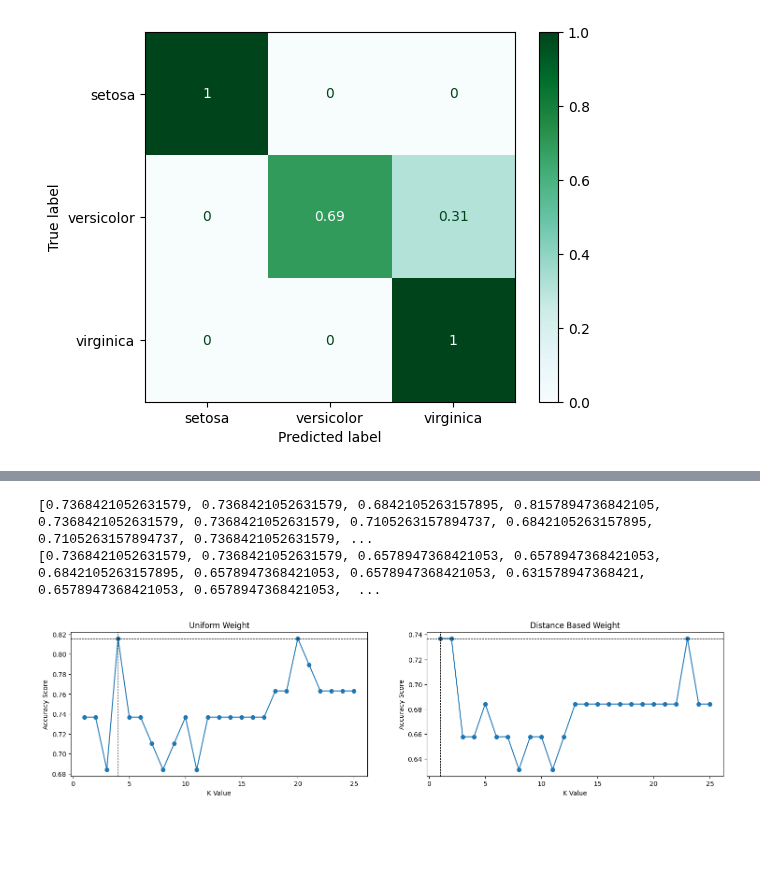
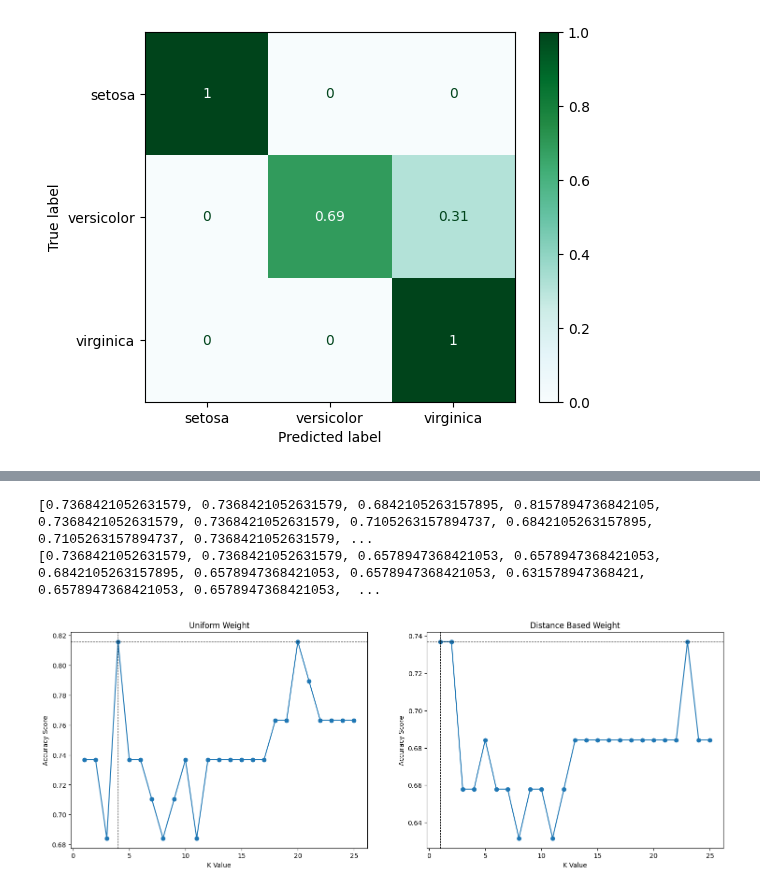
Before and after one commit to chenbin234/DAT405-DIT407-Introduction-to-data-science-and-AI, a Jupyter notebook: Assignment_2/Bingcheng/intro_to_AI_ass2.ipynb, the cells around one changed output, grey strips where cells are left out. Saved outputs shown, nothing was run; the diff lists cells and outputs as text; code cells hidden in the pictures; blank space fills up the shorter version.

```diff
--- a/Assignment_2/Bingcheng/intro_to_AI_ass2.ipynb
+++ b/Assignment_2/Bingcheng/intro_to_AI_ass2.ipynb
@@ -117,43 +162,22 @@ metrics.ConfusionMatrixDisplay.from_predictions(y_test,predictions, normalize='t
 # %%
-uniform_accuracy_score = []
-distance_based_accuracy_score = []
-
-for k in range(25):
-    k = k+1
-
-    model_uniform = KNeighborsClassifier(n_neighbors = k, weights='uniform')
-    model_uniform.fit(x_train[:,0:2], y_train)
-    prediction_uniform = model_uniform.predict(x_test[:,0:2])
-    # error_calculate_uniform = np.sqrt(mean_squared_error(y_test,prediction_uniform))
-    accuracy_score_uniform = accuracy_score(y_test,prediction_uniform)
-    uniform_accuracy_score.append(accuracy_score_uniform)
-
-    model_distance_based = KNeighborsClassifier(n_neighbors = k, weights='distance')
-    model_distance_based.fit(x_train[:,0:2], y_train)
-    prediction_distance_based = model_distance_based.predict(x_test[:,0:2])
-    # error_calculate_distance_based = np.sqrt(mean_squared_error(y_test,prediction_distance_based))
-    accuracy_score_distance_based = accuracy_score(y_test,prediction_distance_based)
-    distance_based_accuracy_score.append(accuracy_score_distance_based)
-
-fig,(a1,a2) = plt.subplots(1,2,figsize = (18,4))
-
+fig,(a1,a2) = plt.subplots(1,2,figsize = (18,6))
 a1.plot(np.linspace(1,25,25),uniform_accuracy_score,marker = 'o')
 a1.axhline(y = max(uniform_accuracy_score),linestyle = 'dashed',linewidth = 0.8,color = 'black')
 a1.axvline(x = uniform_accuracy_score.index(max(uniform_accuracy_score))+1, linestyle = 'dashed',linewidth = 0.8,color = 'black')
 a1.set_xlabel('K Value')
 a1.set_ylabel('Accuracy Score')
 a1.set_title('Uniform Weight')
 
 a2.plot(np.linspace(1,25,25),distance_based_accuracy_score,marker = 'o')
 a2.axhline(y = max(distance_based_accuracy_score),linestyle = 'dashed',linewidth = 0.8,color = 'black')
 a2.axvline(x = distance_based_accuracy_score.index(max(distance_based_accuracy_score))+1, linestyle = 'dashed',linewidth = 0.8,color = 'black')
 a2.set_xlabel('K Value')
 a2.set_ylabel('Accuracy Score')
 a2.set_title('Distance Based Weight')
 
 print(uniform_accuracy_score)
 print(distance_based_accuracy_score)
 # %% [output]
 [0.7368421052631579, 0.7368421052631579, 0.6842105263157895, 0.8157894736842105, 0.7368421052631579, 0.7368421052631579, 0.7105263157894737, 0.6842105263157895, 0.7105263157894737, 0.7368421052631579, ...
 [0.7368421052631579, 0.7368421052631579, 0.6578947368421053, 0.6578947368421053, 0.6842105263157895, 0.6578947368421053, 0.6578947368421053, 0.631578947368421, 0.6578947368421053, 0.6578947368421053,  ...
-[figure, old version]
+[figure, new version]
```
Also changed, not shown: parts of 2 cells of this notebook.
